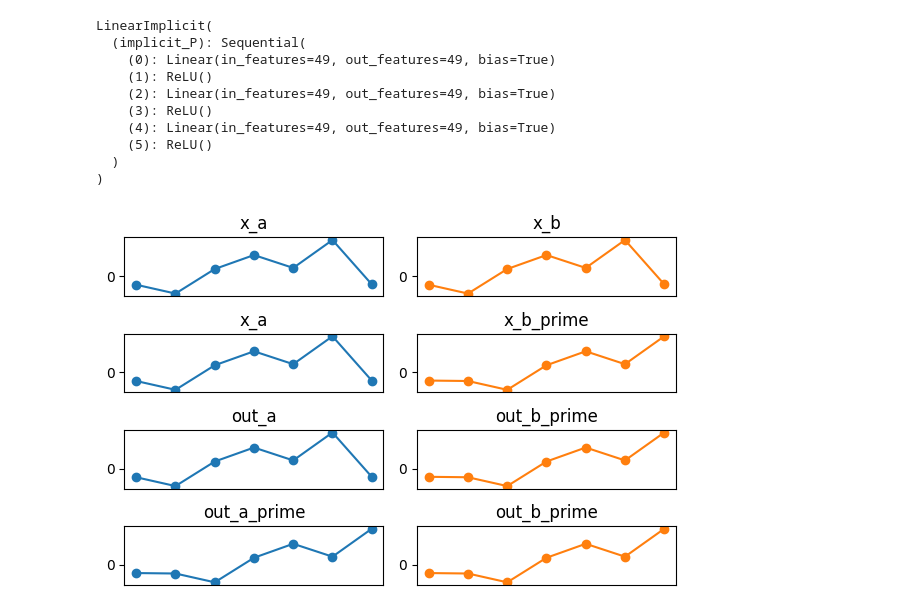
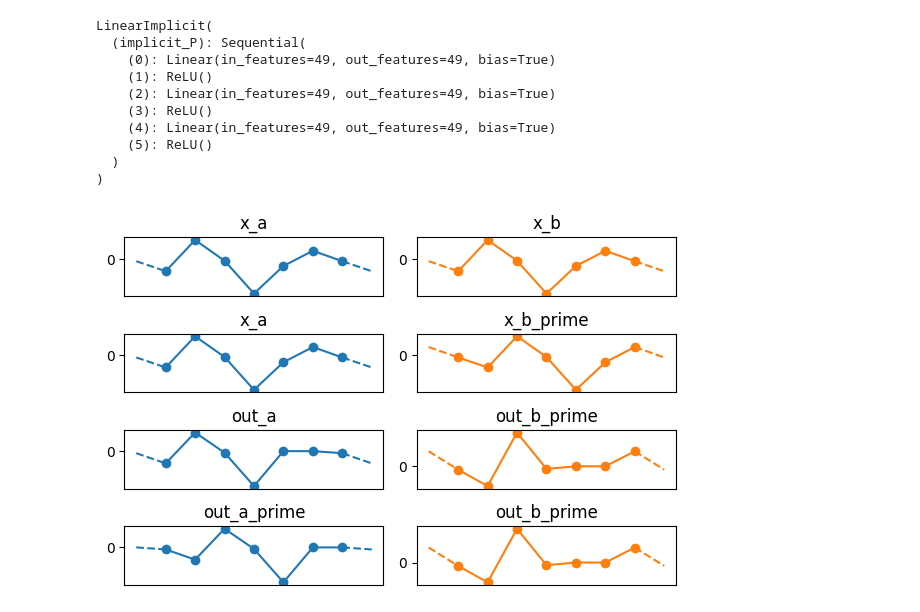
Before and after one commit to elidub/SymPDE, a Jupyter notebook: notebooks_symlie/results_loss.ipynb, the cells around one changed output. Cells and saved outputs as stored; diff of their text form; code cells hidden in the pictures.

```diff
--- a/notebooks_symlie/results_loss.ipynb
+++ b/notebooks_symlie/results_loss.ipynb
@@ -65,7 +79,7 @@ size = np.prod(args.grid_size)
 set_bias = args.bias
 batch_size = args.batch_size
 # %%
-x, _, _ = batch = next(iter(datamodule.train_dataloader()))
+x, _, _ = batch = next(iter(datamodule.test_dataloader()))
 # %%
 def transform(x):
     return torch.roll(x, 1, 1)
@@ -109,37 +121,40 @@ out_a_prime = transform(out_a)
 x_b = x
 x_b_prime = transform(x_b)
 out_b_prime = linear(x_b_prime).detach()
-# %%
-x_plots = [
-    [x_a, x_b],
-    [x_a, x_b_prime],
-    [out_a, out_b_prime],
-    [out_a_prime, out_b_prime],
-]
-
-x_titles = [
-    ['x_a', 'x_b'],
-    ['x_a', 'x_b_prime'],
-    ['out_a', 'out_b_prime'],
-    ['out_a_prime', 'out_b_prime'],
-    ['out_a_prime_tilde', 'out_b_prime_tilde']
-]
-
-nrows = len(x_plots)
-
-x_idx = np.random.randint(0, batch_size, 1)[0]
-fig, axs = plt.subplots(nrows, 2, figsize = (6, 1.*nrows), tight_layout = True)
-for i, (x_l, x_r) in enumerate(x_plots):
-    axs[i, 0].plot(x_l[x_idx].T, 'o-', color = 'tab:blue')
-    axs[i, 0].set_title(x_titles[i][0])
-
-    axs[i, 1].plot(x_r[x_idx].T, 'o-', color = 'tab:orange')
-    axs[i, 1].set_title(x_titles[i][1])
-    for ax in axs[i]:
-        ax.set_xticks([])
-        ax.set_yticks([0])
-        # ax.axis('off')
-plt.show()
-plt.close()
-# %% [output]
-[figure, removed]
+# %%
+def plot_2columns(x_plots, x_titles):
+
+    nrows = len(x_plots)
+
+    x_idx = np.random.randint(0, batch_size, 1)[0]
+    fig, axs = plt.subplots(nrows, 2, figsize = (6, 1.*nrows), tight_layout = True)
+    for i, (x_l, x_r) in enumerate(x_plots):
+
+        for j, (x_lr, color) in enumerate(zip([x_l, x_r], ['tab:blue', 'tab:orange'])):
+            xx = x_lr[x_idx]
+            ax = axs[i, j]
+            ax.plot(xx, 'o-', color = color)
+            ax.plot([len(xx)-1, len(xx)], [xx[-1], xx[0]], '--', color=color)
+            ax.plot([-1, 0], [xx[-1], xx[0]], '--', color=color)
+            ax.set_xticks([])
+            ax.set_yticks([0])
+            ax.set_title(x_titles[i][j])
+    plt.show()
+
+x_plots = [
+    [x_a, x_b],
+    [x_a, x_b_prime],
+    [out_a, out_b_prime],
+    [out_a_prime, out_b_prime],
+]
+
+x_titles = [
+    ['x_a', 'x_b'],
+    ['x_a', 'x_b_prime'],
+    ['out_a', 'out_b_prime'],
+    ['out_a_prime', 'out_b_prime'],
+    ['out_a_prime_tilde', 'out_b_prime_tilde']
+]
+plot_2columns(x_plots, x_titles)
+# %% [output]
+[figure, added]
```
Also changed, not shown: parts of 14 cells of this notebook, 9 other files.
